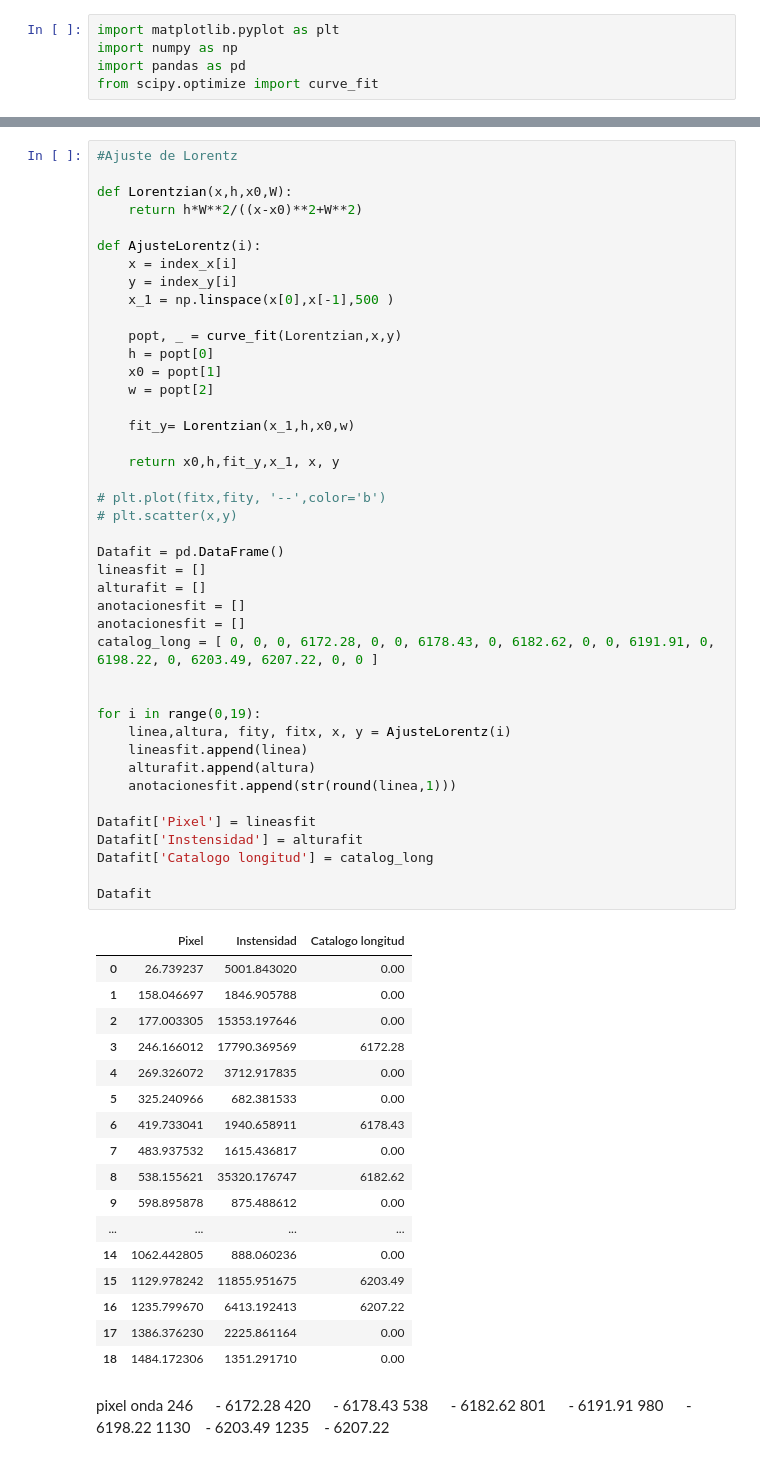
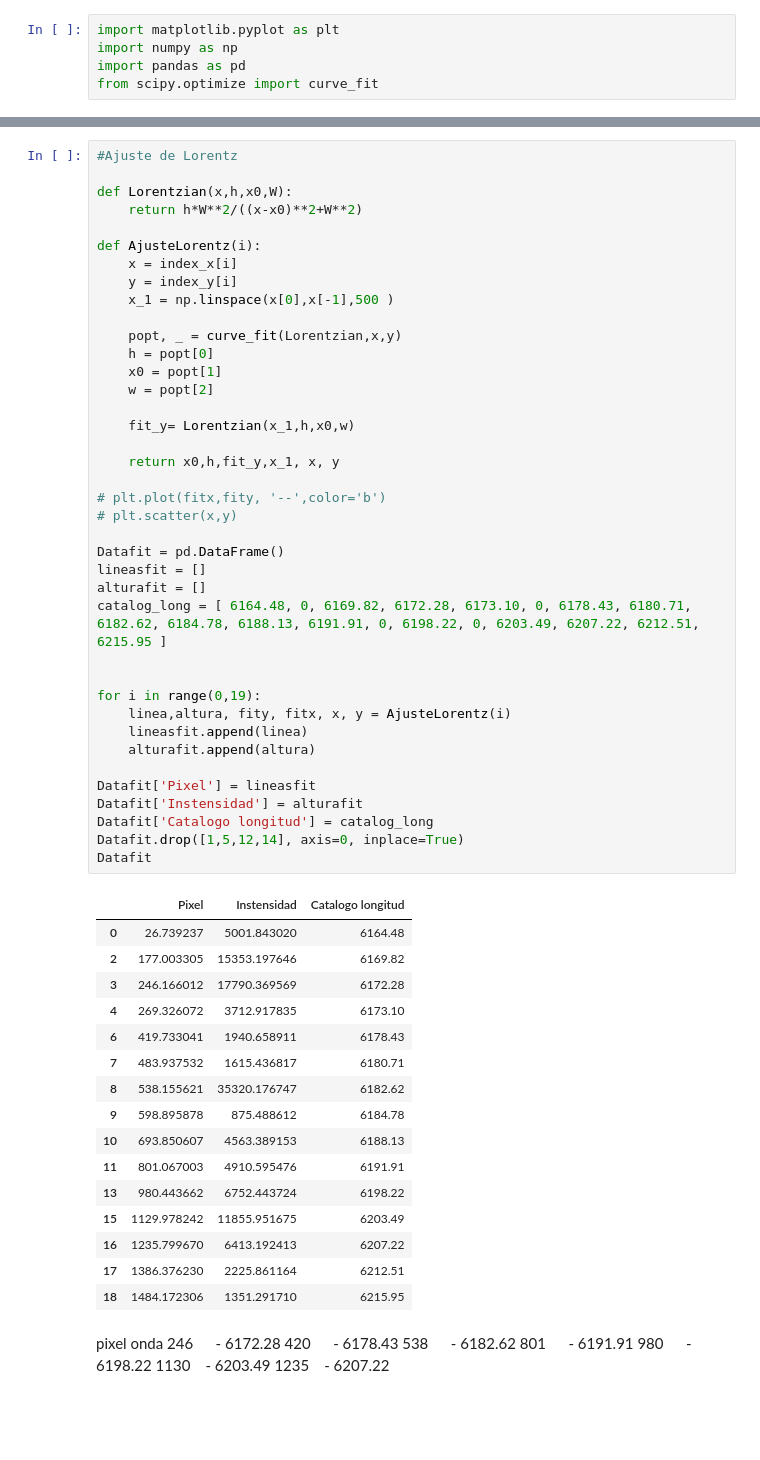
Before and after one commit to ccuellarn/Torium-Operation, a Jupyter notebook: Analisis.ipynb, the cells around one changed output, grey strips where cells are left out. Saved outputs shown, nothing was run; the diff lists cells and outputs as text; blank space fills up the shorter version.

Commit message:
Falta revisar lineas raras

```diff
--- a/Analisis.ipynb
+++ b/Analisis.ipynb
@@ -63,54 +64,50 @@ def AjusteLorentz(i):
     x_1 = np.linspace(x[0],x[-1],500 )
 
     popt, _ = curve_fit(Lorentzian,x,y)
     h = popt[0]
     x0 = popt[1]
     w = popt[2]
 
     fit_y= Lorentzian(x_1,h,x0,w)
 
     return x0,h,fit_y,x_1, x, y
 
 # plt.plot(fitx,fity, '--',color='b')
 # plt.scatter(x,y)
 
 Datafit = pd.DataFrame()
 lineasfit = []
 alturafit = []
-anotacionesfit = []
-anotacionesfit = []
-catalog_long = [ 0, 0, 0, 6172.28, 0, 0, 6178.43, 0, 6182.62, 0, 0, 6191.91, 0, 6198.22, 0, 6203.49, 6207.22, 0, 0 ]
+catalog_long = [ 6164.48, 0, 6169.82, 6172.28, 6173.10, 0, 6178.43, 6180.71, 6182.62, 6184.78, 6188.13, 6191.91, 0, 6198.22, 0, 6203.49, 6207.22, 6212.51, 6215.95 ]
 
 
 for i in range(0,19):
     linea,altura, fity, fitx, x, y = AjusteLorentz(i)
     lineasfit.append(linea)
     alturafit.append(altura)
-    anotacionesfit.append(str(round(linea,1)))
 
 Datafit['Pixel'] = lineasfit
 Datafit['Instensidad'] = alturafit
 Datafit['Catalogo longitud'] = catalog_long
-
+Datafit.drop([1,5,12,14], axis=0, inplace=True)
 Datafit
 # %% [output]
 |  | Pixel | Instensidad | Catalogo longitud |
-| 0 | 26.739237 | 5001.843020 | 0.00 |
-| 1 | 158.046697 | 1846.905788 | 0.00 |
-| 2 | 177.003305 | 15353.197646 | 0.00 |
+| 0 | 26.739237 | 5001.843020 | 6164.48 |
+| 2 | 177.003305 | 15353.197646 | 6169.82 |
 | 3 | 246.166012 | 17790.369569 | 6172.28 |
-| 4 | 269.326072 | 3712.917835 | 0.00 |
-| 5 | 325.240966 | 682.381533 | 0.00 |
+| 4 | 269.326072 | 3712.917835 | 6173.10 |
 | 6 | 419.733041 | 1940.658911 | 6178.43 |
-| 7 | 483.937532 | 1615.436817 | 0.00 |
+| 7 | 483.937532 | 1615.436817 | 6180.71 |
 | 8 | 538.155621 | 35320.176747 | 6182.62 |
-| 9 | 598.895878 | 875.488612 | 0.00 |
-| ... | ... | ... | ... |
-| 14 | 1062.442805 | 888.060236 | 0.00 |
+| 9 | 598.895878 | 875.488612 | 6184.78 |
+| 10 | 693.850607 | 4563.389153 | 6188.13 |
+| 11 | 801.067003 | 4910.595476 | 6191.91 |
+| 13 | 980.443662 | 6752.443724 | 6198.22 |
 | 15 | 1129.978242 | 11855.951675 | 6203.49 |
 | 16 | 1235.799670 | 6413.192413 | 6207.22 |
-| 17 | 1386.376230 | 2225.861164 | 0.00 |
-| 18 | 1484.172306 | 1351.291710 | 0.00 |
+| 17 | 1386.376230 | 2225.861164 | 6212.51 |
+| 18 | 1484.172306 | 1351.291710 | 6215.95 |
 # %% [markdown]
 pixel     onda
 246   - 6172.28
```
Also changed, not shown: parts of 5 cells of this notebook, 2 other files.
